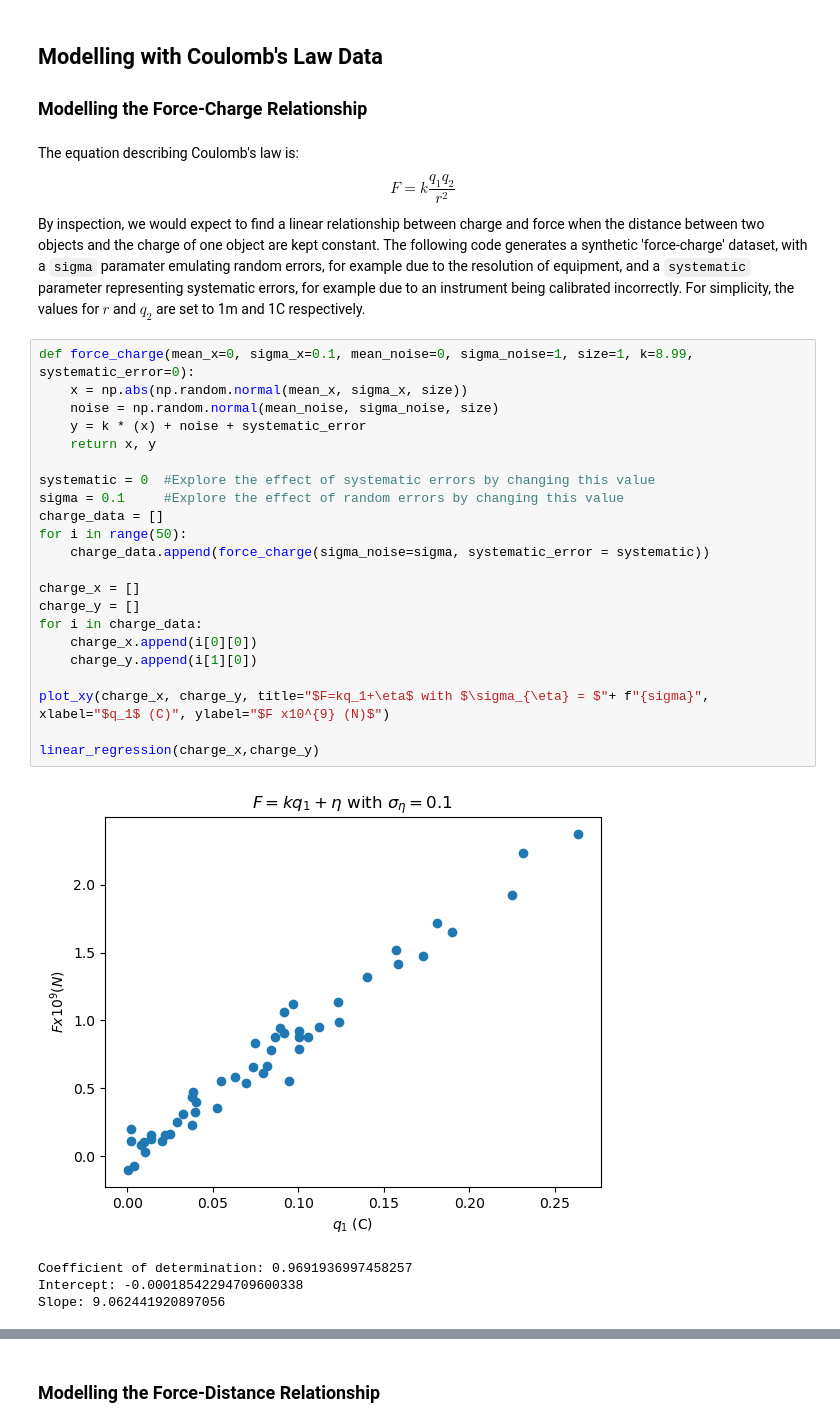
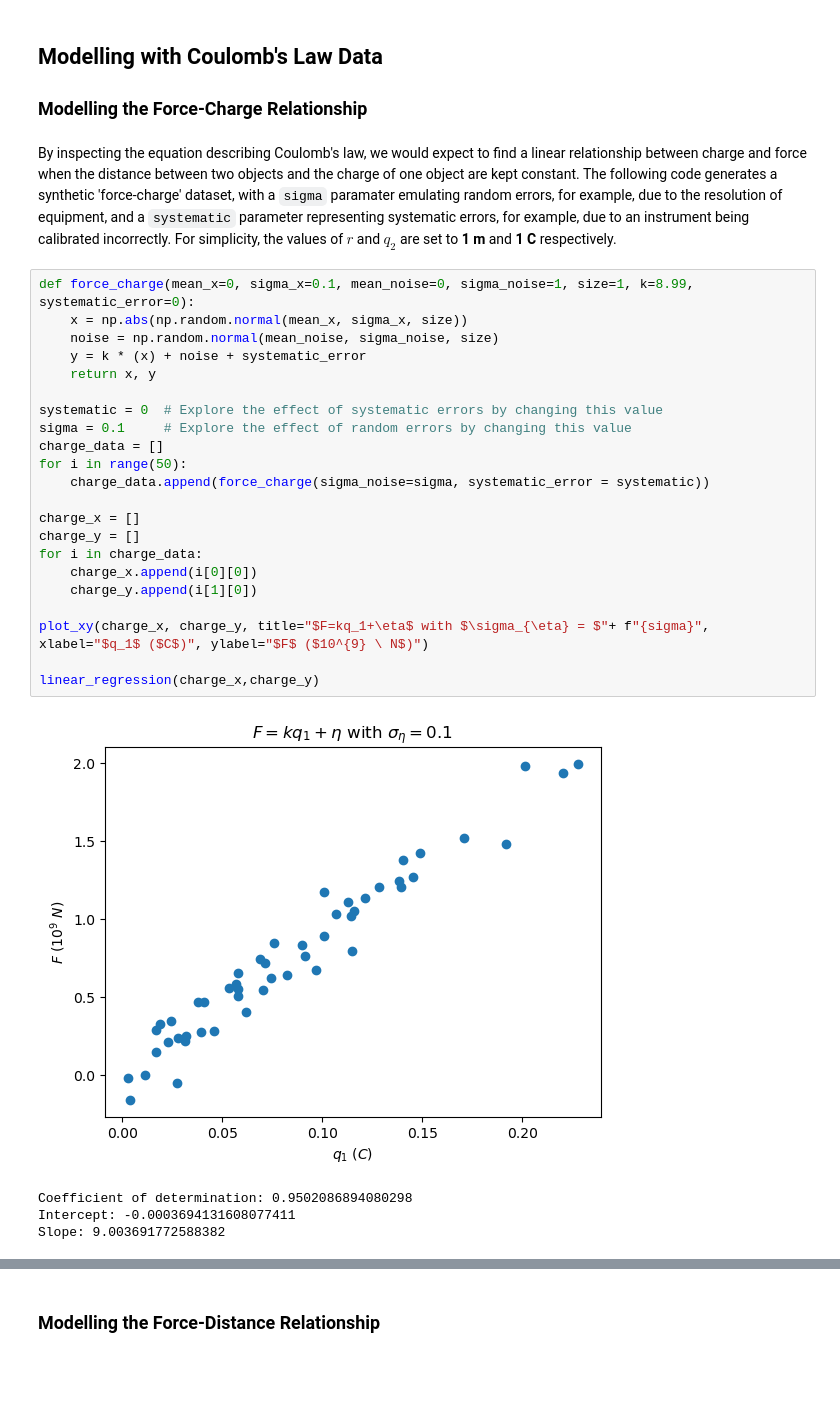
Before and after one commit to PhysData/course, a Jupyter notebook: docs/notebooks/elmag.ipynb, the cells around one changed output, grey strips where cells are left out. Saved outputs shown, nothing was run; the diff lists cells and outputs as text; blank space fills up the shorter version.

```diff
--- a/docs/notebooks/elmag.ipynb
+++ b/docs/notebooks/elmag.ipynb
@@ -136,35 +134,34 @@ We can use simulated data to perform a 'virtual experiment' and test the effecti
 
 ### Modelling the Force-Charge Relationship
 # %% [markdown]
-The equation describing Coulomb's law is: $$ F = k \frac{q_1 q_2}{r^2} $$
-By inspection, we would expect to find a linear relationship between charge and force when the distance between two objects and the charge of one object are kept constant. The following code generates a synthetic 'force-charge' dataset, with a `sigma` paramater emulating random errors, for example due to the resolution of equipment, and a `systematic` parameter representing systematic errors, for example due to an instrument being calibrated incorrectly. For simplicity, the values for $r$ and $q_2$ are set to 1m and 1C respectively.
+By inspecting the equation describing Coulomb's law, we would expect to find a linear relationship between charge and force when the distance between two objects and the charge of one object are kept constant. The following code generates a synthetic 'force-charge' dataset, with a `sigma` paramater emulating random errors, for example, due to the resolution of equipment, and a `systematic` parameter representing systematic errors, for example, due to an instrument being calibrated incorrectly. For simplicity, the values of $r$ and $q_2$ are set to **1 m** and **1 C** respectively.
 # %%
 def force_charge(mean_x=0, sigma_x=0.1, mean_noise=0, sigma_noise=1, size=1, k=8.99, systematic_error=0):
     x = np.abs(np.random.normal(mean_x, sigma_x, size))
     noise = np.random.normal(mean_noise, sigma_noise, size)
     y = k * (x) + noise + systematic_error
     return x, y
 
-systematic = 0  #Explore the effect of systematic errors by changing this value
-sigma = 0.1     #Explore the effect of random errors by changing this value
+systematic = 0  # Explore the effect of systematic errors by changing this value
+sigma = 0.1     # Explore the effect of random errors by changing this value
 charge_data = []
 for i in range(50):
     charge_data.append(force_charge(sigma_noise=sigma, systematic_error = systematic))
 
 charge_x = []
 charge_y = []
 for i in charge_data:
     charge_x.append(i[0][0])
     charge_y.append(i[1][0])
 
-plot_xy(charge_x, charge_y, title="$F=kq_1+\eta$ with $\sigma_{\eta} = $"+ f"{sigma}", xlabel="$q_1$ (C)", ylabel="$F x10^{9} (N)$")
+plot_xy(charge_x, charge_y, title="$F=kq_1+\eta$ with $\sigma_{\eta} = $"+ f"{sigma}", xlabel="$q_1$ ($C$)", ylabel="$F$ ($10^{9} \ N$)")
 
 linear_regression(charge_x,charge_y)
 # %% [output]
-[figure, old version]
+[figure, new version]
-Coefficient of determination: 0.9691936997458257
-Intercept: -0.00018542294709600338
-Slope: 9.062441920897056
+Coefficient of determination: 0.9502086894080298
+Intercept: -0.0003694131608077411
+Slope: 9.003691772588382
 # %% [markdown]
 From the known relationship, we expect the value of the intercept to be zero, as there is no force between two objects when one of them is not charged, and the value of the slope to be equal to the Coulomb constant.
 
```
Also changed, not shown: parts of 26 cells of this notebook, 2 other files.
